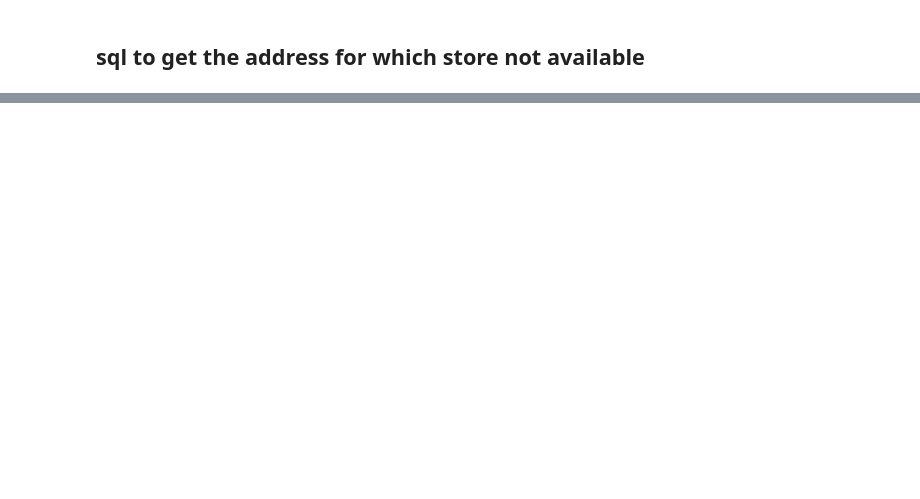
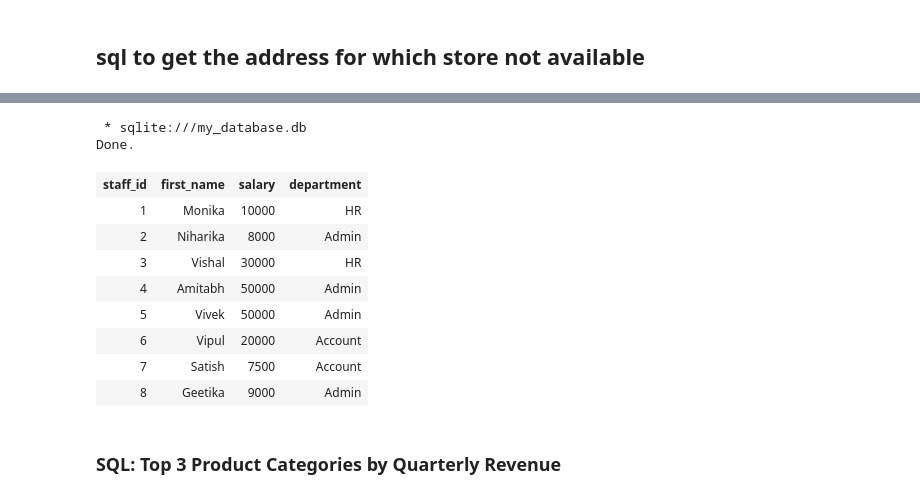
Before and after one commit to VikasYashB/int_prep, a Jupyter notebook: interview_sql_qa.ipynb, the cells around one changed output, grey strips where cells are left out. Saved outputs shown, nothing was run; the diff lists cells and outputs as text; code cells hidden in the pictures; blank space fills up the shorter version.

```diff
--- a/interview_sql_qa.ipynb
+++ b/interview_sql_qa.ipynb
@@ -591,0 +497,15 @@ Done.
+# %%
+%%sql
+select * from staff
+# %% [output]
+ * sqlite:///my_database.db
+Done.
+| staff_id | first_name | salary | department |
+| 1 | Monika | 10000 | HR |
+| 2 | Niharika | 8000 | Admin |
+| 3 | Vishal | 30000 | HR |
+| 4 | Amitabh | 50000 | Admin |
+| 5 | Vivek | 50000 | Admin |
+| 6 | Vipul | 20000 | Account |
+| 7 | Satish | 7500 | Account |
+| 8 | Geetika | 9000 | Admin |
@@ -591,0 +563,2 @@ Done.
+# %% [markdown]
+### SQL: Top 3 Product Categories by Quarterly Revenue
```
Also changed, not shown: parts of 62 cells of this notebook, 9 other files.
